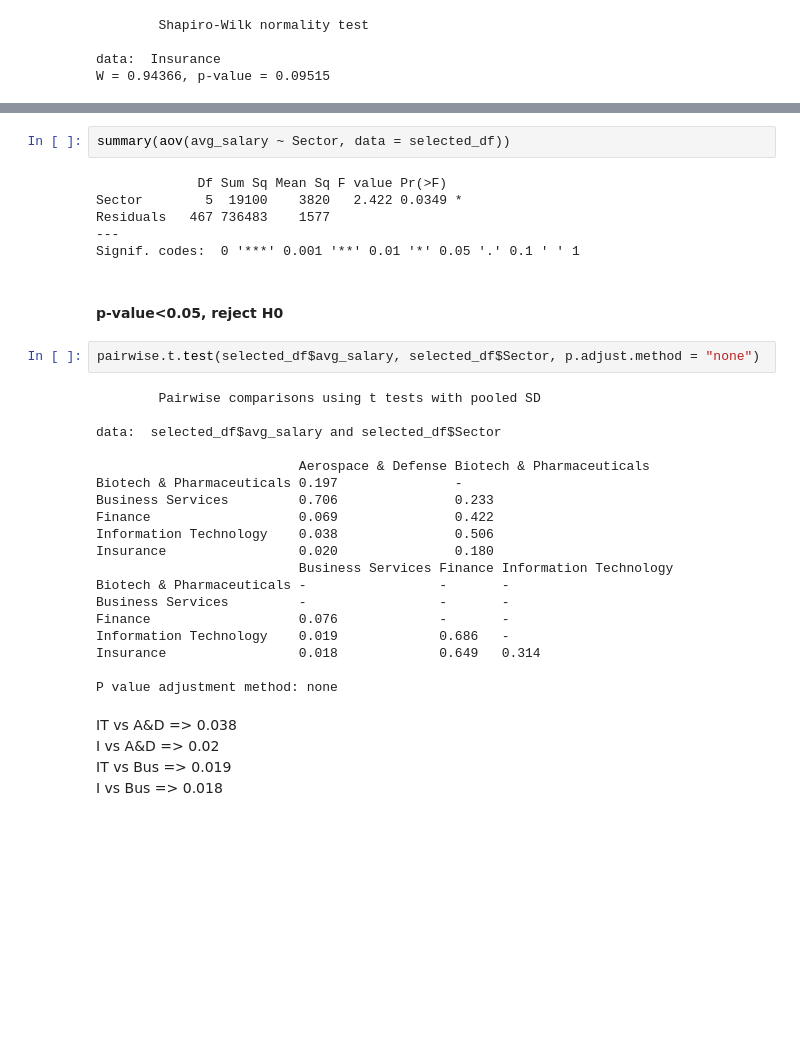
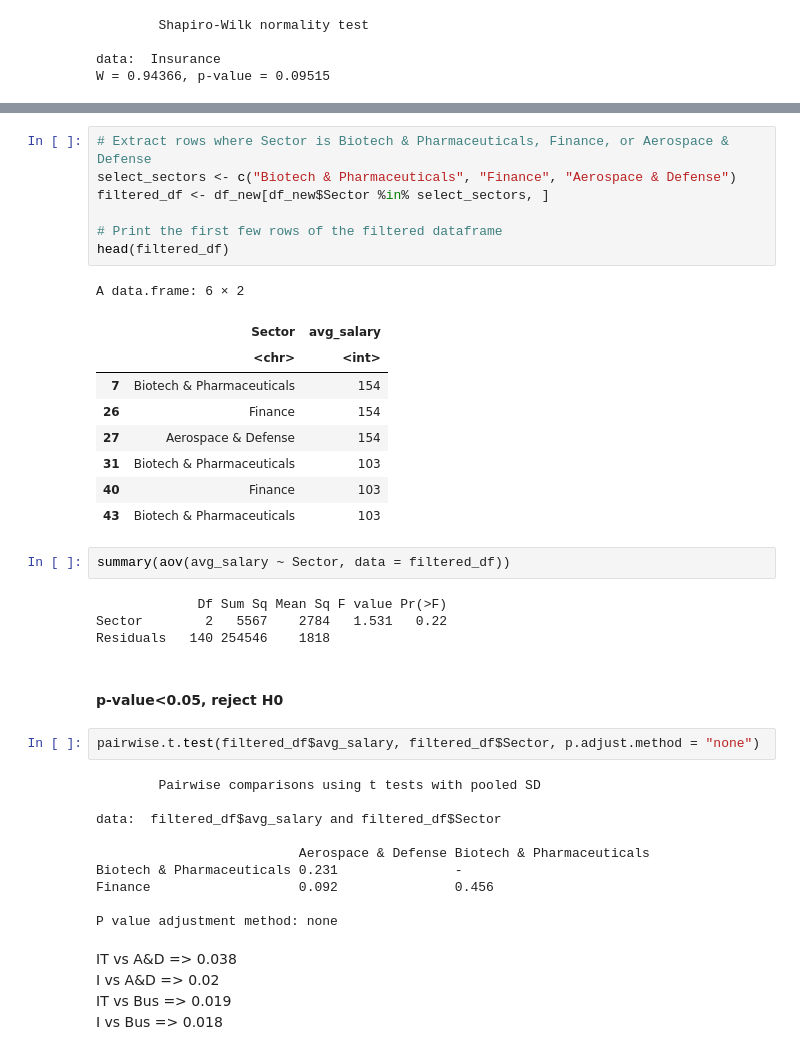
Before and after one commit to ngyh6726/MH3511_R_Project, a Jupyter notebook: WY analysis.ipynb, the cells around one changed output, grey strips where cells are left out. Saved outputs shown, nothing was run; the diff lists cells and outputs as text; blank space fills up the shorter version.

```diff
--- a/WY analysis.ipynb
+++ b/WY analysis.ipynb
@@ -282,32 +300,38 @@ Anova Test for the sector with more than 30 data points
+# %%
+# Extract rows where Sector is Biotech & Pharmaceuticals, Finance, or Aerospace & Defense
+select_sectors <- c("Biotech & Pharmaceuticals", "Finance", "Aerospace & Defense")
+filtered_df <- df_new[df_new$Sector %in% select_sectors, ]
+
+# Print the first few rows of the filtered dataframe
+head(filtered_df)
+# %% [output]
+A data.frame: 6 × 2
+|  | Sector | avg_salary |
+|  | <chr> | <int> |
+| 7 | Biotech & Pharmaceuticals | 154 |
+| 26 | Finance | 154 |
+| 27 | Aerospace & Defense | 154 |
+| 31 | Biotech & Pharmaceuticals | 103 |
+| 40 | Finance | 103 |
+| 43 | Biotech & Pharmaceuticals | 103 |
 # %%
-summary(aov(avg_salary ~ Sector, data = selected_df))
+summary(aov(avg_salary ~ Sector, data = filtered_df))
 # %% [output]
              Df Sum Sq Mean Sq F value Pr(>F)
-Sector        5  19100    3820   2.422 0.0349 *
-Residuals   467 736483    1577
----
-Signif. codes:  0 '***' 0.001 '**' 0.01 '*' 0.05 '.' 0.1 ' ' 1
+Sector        2   5567    2784   1.531   0.22
+Residuals   140 254546    1818
 # %% [markdown]
 #### p-value<0.05, reject H0
 # %%
-pairwise.t.test(selected_df$avg_salary, selected_df$Sector, p.adjust.method = "none")
+pairwise.t.test(filtered_df$avg_salary, filtered_df$Sector, p.adjust.method = "none")
 # %% [output]
         Pairwise comparisons using t tests with pooled SD
 
-data:  selected_df$avg_salary and selected_df$Sector
+data:  filtered_df$avg_salary and filtered_df$Sector
 
                           Aerospace & Defense Biotech & Pharmaceuticals
-Biotech & Pharmaceuticals 0.197               -
-Business Services         0.706               0.233
-Finance                   0.069               0.422
-Information Technology    0.038               0.506
-Insurance                 0.020               0.180
-                          Business Services Finance Information Technology
-Biotech & Pharmaceuticals -                 -       -
-Business Services         -                 -       -
-Finance                   0.076             -       -
-Information Technology    0.019             0.686   -
-Insurance                 0.018             0.649   0.314
+Biotech & Pharmaceuticals 0.231               -
+Finance                   0.092               0.456
 
 P value adjustment method: none
 # %% [markdown]
```
Also changed, not shown: parts of 8 cells of this notebook.
